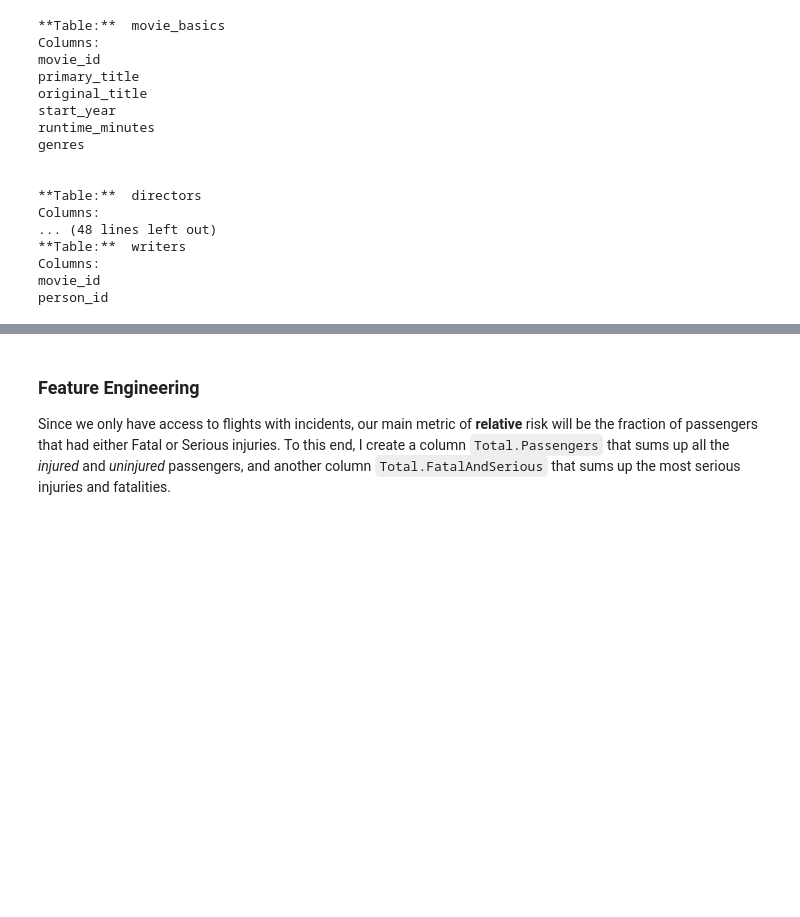
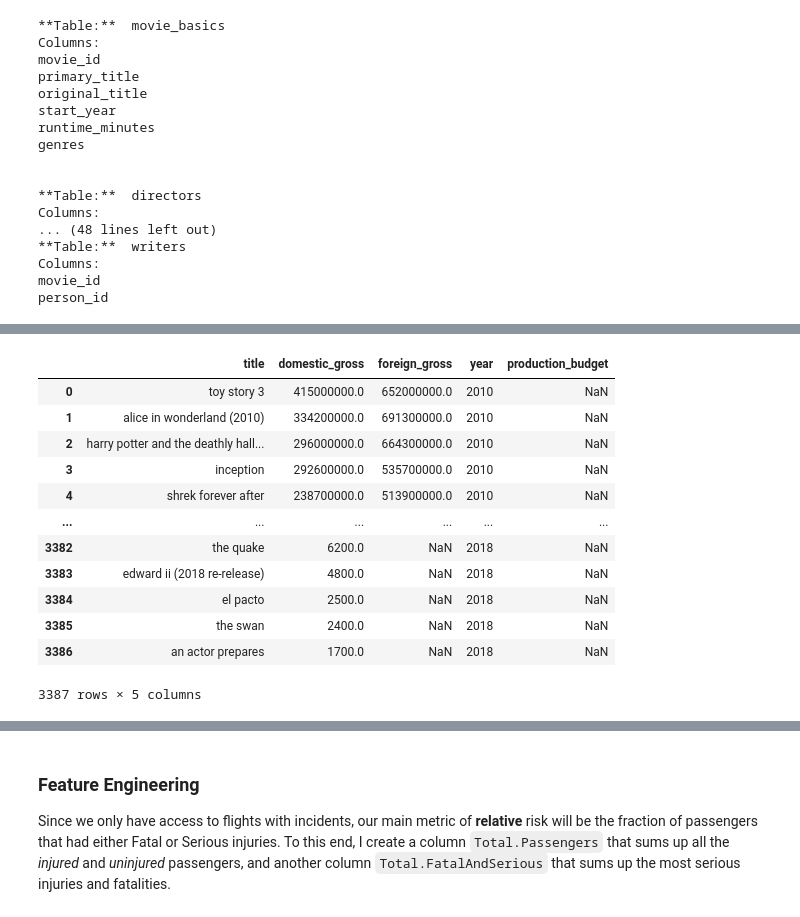
Before and after one commit to christopheraaronhenry/box_office_growth, a Jupyter notebook: box_office_growth.ipynb, the cells around one changed output, grey strips where cells are left out. Saved outputs shown, nothing was run; the diff lists cells and outputs as text; code cells hidden in the pictures; blank space fills up the shorter version.

```diff
--- a/box_office_growth.ipynb
+++ b/box_office_growth.ipynb
@@ -175,0 +149,30 @@ aviation_df['Year'] = aviation_df['Year'].astype(int)
+# %%
+## PREPROCESS Box Office Mojo database
+
+# drop irrelevant columns
+df_BOM = df_BOM.drop(columns=['studio'])
+
+# convert title to lowercase
+df_BOM['title'] = df_BOM['title'].apply(lambda x: x.lower())
+
+# convert foreign gross from string to float (had to format as string first to avoid differing datatypes)
+df_BOM['foreign_gross'] = df_BOM['foreign_gross'].apply(lambda x: float(str(x).replace(',','')))
+
+# add production_budget column and insert NaN values (to align structure with The Numbers database below)
+df_BOM['production_budget'] = np.nan
+
+df_BOM
+# %% [output]
+|  | title | domestic_gross | foreign_gross | year | production_budget |
+| 0 | toy story 3 | 415000000.0 | 652000000.0 | 2010 | NaN |
+| 1 | alice in wonderland (2010) | 334200000.0 | 691300000.0 | 2010 | NaN |
+| 2 | harry potter and the deathly hall... | 296000000.0 | 664300000.0 | 2010 | NaN |
+| 3 | inception | 292600000.0 | 535700000.0 | 2010 | NaN |
+| 4 | shrek forever after | 238700000.0 | 513900000.0 | 2010 | NaN |
+| ... | ... | ... | ... | ... | ... |
+| 3382 | the quake | 6200.0 | NaN | 2018 | NaN |
+| 3383 | edward ii (2018 re-release) | 4800.0 | NaN | 2018 | NaN |
+| 3384 | el pacto | 2500.0 | NaN | 2018 | NaN |
+| 3385 | the swan | 2400.0 | NaN | 2018 | NaN |
+| 3386 | an actor prepares | 1700.0 | NaN | 2018 | NaN |
+3387 rows × 5 columns
```
Also changed, not shown: parts of 5 cells of this notebook.
